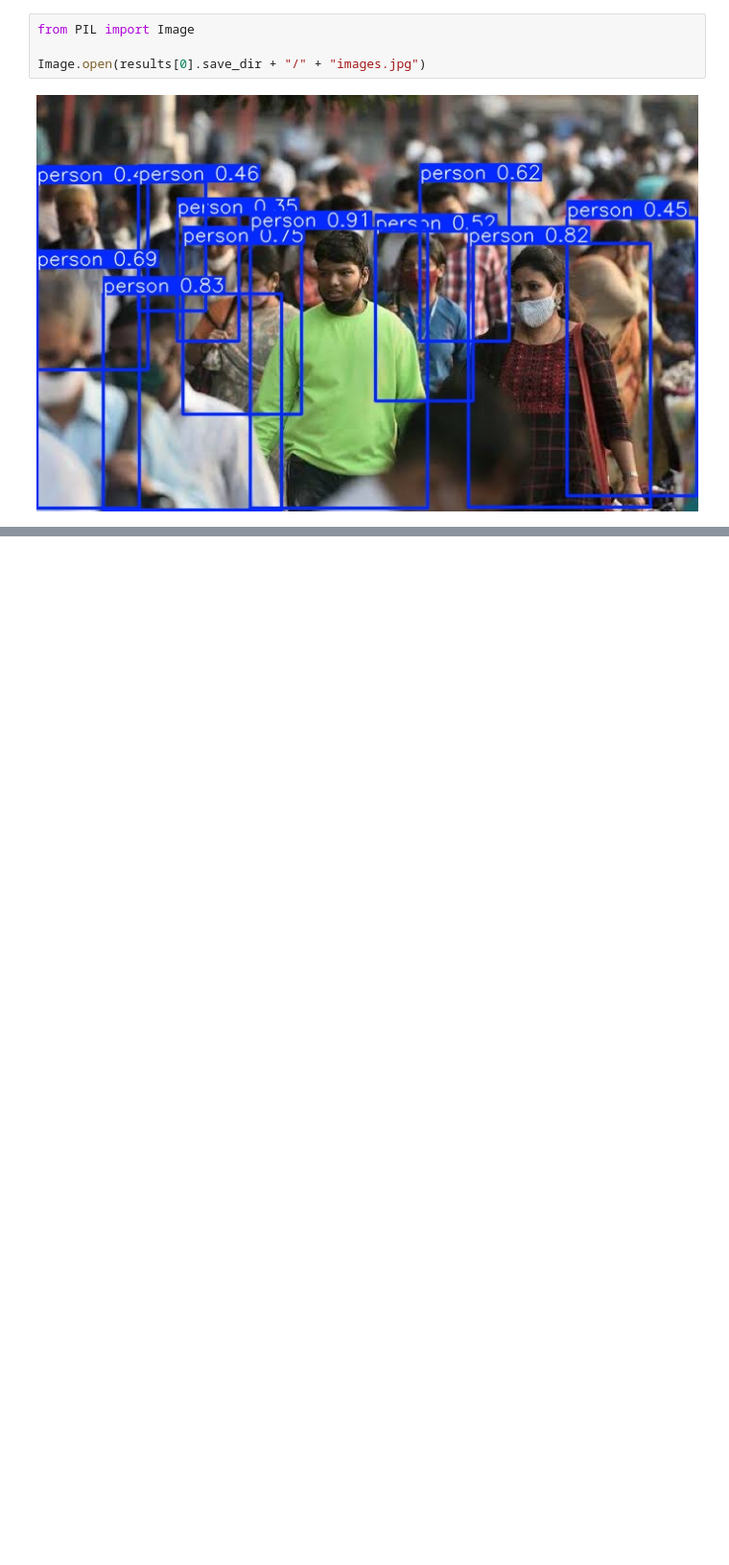
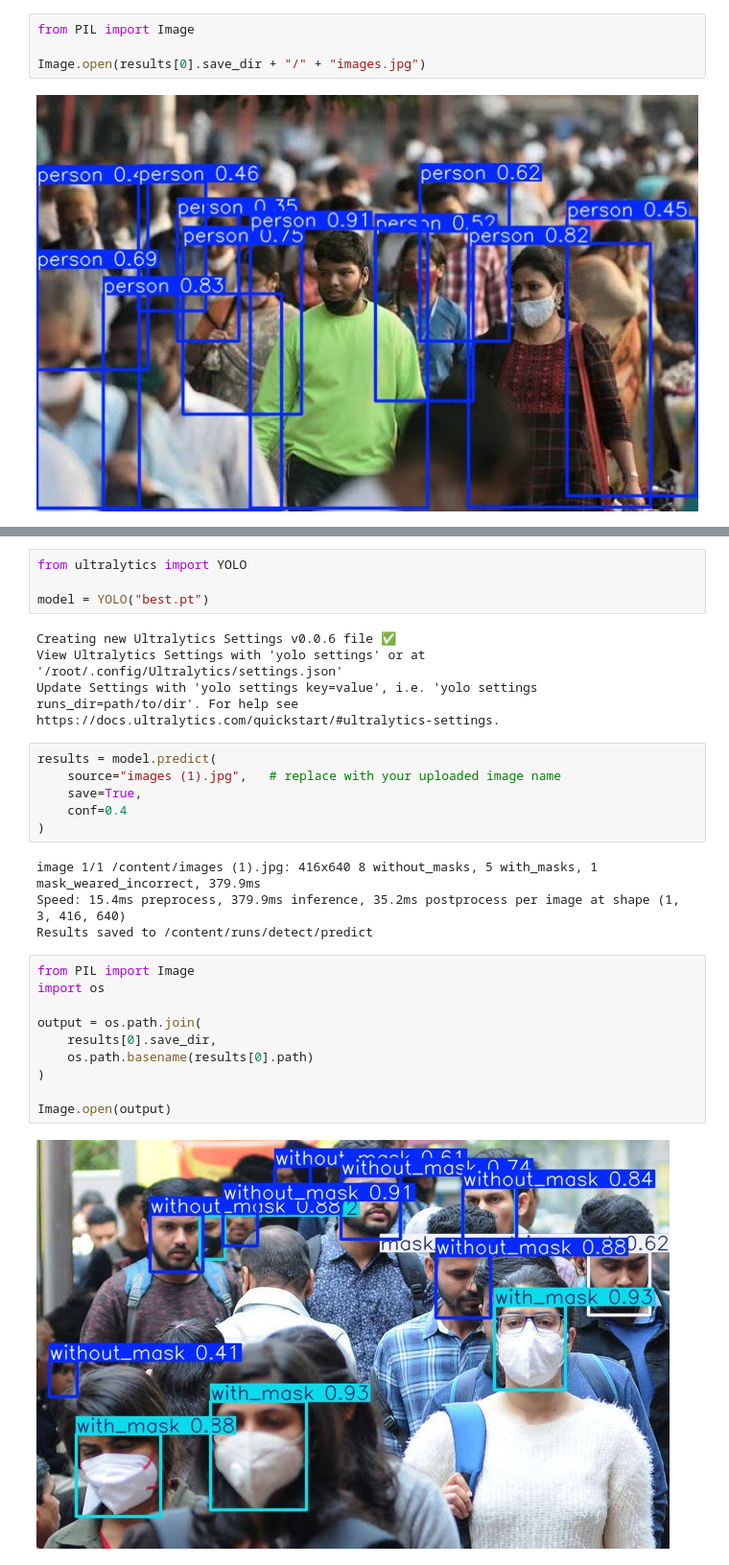
Before and after one commit to srikanthkutty777-hash/Face-Mask-Detection, a Jupyter notebook: Face_Mask_Detection_YOLOv8.ipynb, the cells around one changed output, grey strips where cells are left out. Shown at 96% size. Saved outputs shown, nothing was run; the diff lists cells and outputs as text; blank space fills up the shorter version.

```diff
--- a/Face_Mask_Detection_YOLOv8.ipynb
+++ b/Face_Mask_Detection_YOLOv8.ipynb
@@ -52,0 +74,30 @@ Image.open(results[0].save_dir + "/" + "images.jpg")
+# %%
+from ultralytics import YOLO
+
+model = YOLO("best.pt")
+# %% [output]
+Creating new Ultralytics Settings v0.0.6 file ✅
+View Ultralytics Settings with 'yolo settings' or at '/root/.config/Ultralytics/settings.json'
+Update Settings with 'yolo settings key=value', i.e. 'yolo settings runs_dir=path/to/dir'. For help see https://docs.ultralytics.com/quickstart/#ultralytics-settings.
+# %%
+results = model.predict(
+    source="images (1).jpg",   # replace with your uploaded image name
+    save=True,
+    conf=0.4
+)
+# %% [output]
+image 1/1 /content/images (1).jpg: 416x640 8 without_masks, 5 with_masks, 1 mask_weared_incorrect, 379.9ms
+Speed: 15.4ms preprocess, 379.9ms inference, 35.2ms postprocess per image at shape (1, 3, 416, 640)
+Results saved to /content/runs/detect/predict
+# %%
+from PIL import Image
+import os
+
+output = os.path.join(
+    results[0].save_dir,
+    os.path.basename(results[0].path)
+)
+
+Image.open(output)
+# %% [output]
+[figure, added]
```
Also changed, not shown: parts of 4 cells of this notebook.
